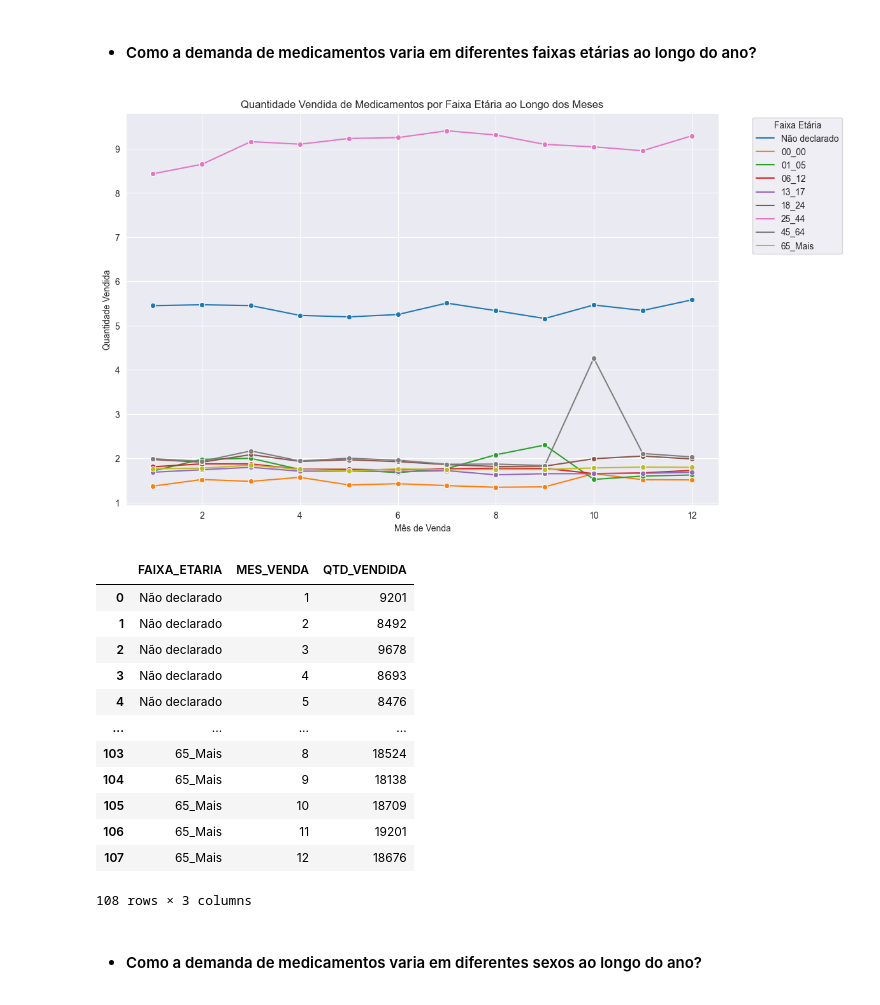
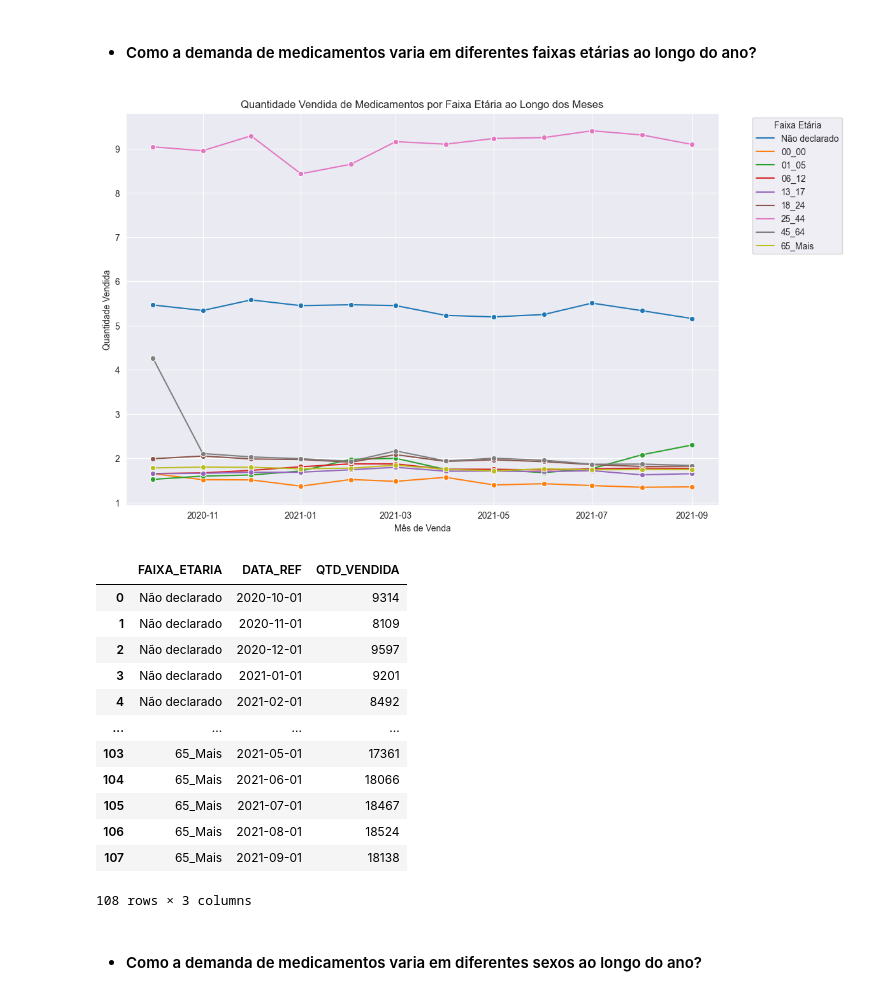
Before and after one commit to emso-exe/Venda_de_medicamentos_controlados_e_antimicrobianos_-_industrializados, a Jupyter notebook: 001_analise_de_vendas.ipynb, the cells around one changed output. Saved outputs shown, nothing was run; the diff lists cells and outputs as text; code cells hidden in the pictures.

```diff
--- a/001_analise_de_vendas.ipynb
+++ b/001_analise_de_vendas.ipynb
@@ -1104,31 +1154,23 @@ fn.graf_barplot(df_faixa_tipo_qtd, 'TIPO_RECEITUARIO', 'Quantidade vendida',
 # %% [markdown]
 * #### Como a demanda de medicamentos varia em diferentes faixas etárias ao longo do ano?
 # %%
-# Criar uma nova coluna 'MES_VENDA_ORDENADO' com a ordem desejada
-meses_ordenados = [10,11,12,1,2,3,4,5,6,7,8,9]
-df_subset['MES_VENDA_ORDENADO'] = pd.Categorical(df_subset['MES_VENDA'], categories=meses_ordenados, ordered=True)
-
-# Crie um gráfico de linha usando o seaborn
 plt.figure(figsize=(12, 8))
-sns.lineplot(data=df_subset, x='MES_VENDA_ORDENADO', y='QTD_VENDIDA', hue='FAIXA_ETARIA', marker='o', ci=None)
-
-# Adicione rótulos e título ao gráfico
+sns.lineplot(data=df, x='DATA_REF', y='QTD_VENDIDA',
+             hue='FAIXA_ETARIA', marker='o', ci=None)
 plt.title('Quantidade Vendida de Medicamentos por Faixa Etária ao Longo dos Meses')
 plt.xlabel('Mês de Venda')
 plt.ylabel('Quantidade Vendida')
 plt.legend(title='Faixa Etária', bbox_to_anchor=(1.05, 1), loc='upper left')
-
-# Exiba o gráfico
 plt.show()
 # %% [output]
-[figure, old version]
+[figure, new version]
 # %%
 # Supondo que você tenha um DataFrame chamado df com as colunas 'QTD_VENDIDA', 'FAIXA_ETARIA' e 'MES_VENDA'
 # Selecione apenas as colunas necessárias
-df_subset = df[['QTD_VENDIDA', 'FAIXA_ETARIA', 'MES_VENDA']]
+df_subset = df[['QTD_VENDIDA', 'FAIXA_ETARIA', 'DATA_REF']]
 
 # Agrupe o DataFrame por 'FAIXA_ETARIA' e 'MES_VENDA' e some a quantidade vendida
-df_grouped = df_subset.groupby(['FAIXA_ETARIA', 'MES_VENDA'])['QTD_VENDIDA'].sum().reset_index()
+df_grouped = df_subset.groupby(['FAIXA_ETARIA', 'DATA_REF'])['QTD_VENDIDA'].sum().reset_index()
 df_grouped
 
 # Se precisar de uma pivot table para melhor visualização
@@ -1137,18 +1179,18 @@ df_grouped
 # Exiba o DataFrame resultante
 #print(df_pivot)
 # %% [output]
-|  | FAIXA_ETARIA | MES_VENDA | QTD_VENDIDA |
-| 0 | Não declarado | 1 | 9201 |
-| 1 | Não declarado | 2 | 8492 |
-| 2 | Não declarado | 3 | 9678 |
-| 3 | Não declarado | 4 | 8693 |
-| 4 | Não declarado | 5 | 8476 |
+|  | FAIXA_ETARIA | DATA_REF | QTD_VENDIDA |
+| 0 | Não declarado | 2020-10-01 | 9314 |
+| 1 | Não declarado | 2020-11-01 | 8109 |
+| 2 | Não declarado | 2020-12-01 | 9597 |
+| 3 | Não declarado | 2021-01-01 | 9201 |
+| 4 | Não declarado | 2021-02-01 | 8492 |
 | ... | ... | ... | ... |
-| 103 | 65_Mais | 8 | 18524 |
-| 104 | 65_Mais | 9 | 18138 |
-| 105 | 65_Mais | 10 | 18709 |
-| 106 | 65_Mais | 11 | 19201 |
-| 107 | 65_Mais | 12 | 18676 |
+| 103 | 65_Mais | 2021-05-01 | 17361 |
+| 104 | 65_Mais | 2021-06-01 | 18066 |
+| 105 | 65_Mais | 2021-07-01 | 18467 |
+| 106 | 65_Mais | 2021-08-01 | 18524 |
+| 107 | 65_Mais | 2021-09-01 | 18138 |
 108 rows × 3 columns
 # %% [markdown]
 * #### Como a demanda de medicamentos varia em diferentes sexos ao longo do ano?
```
Also changed, not shown: parts of 11 cells of this notebook.
